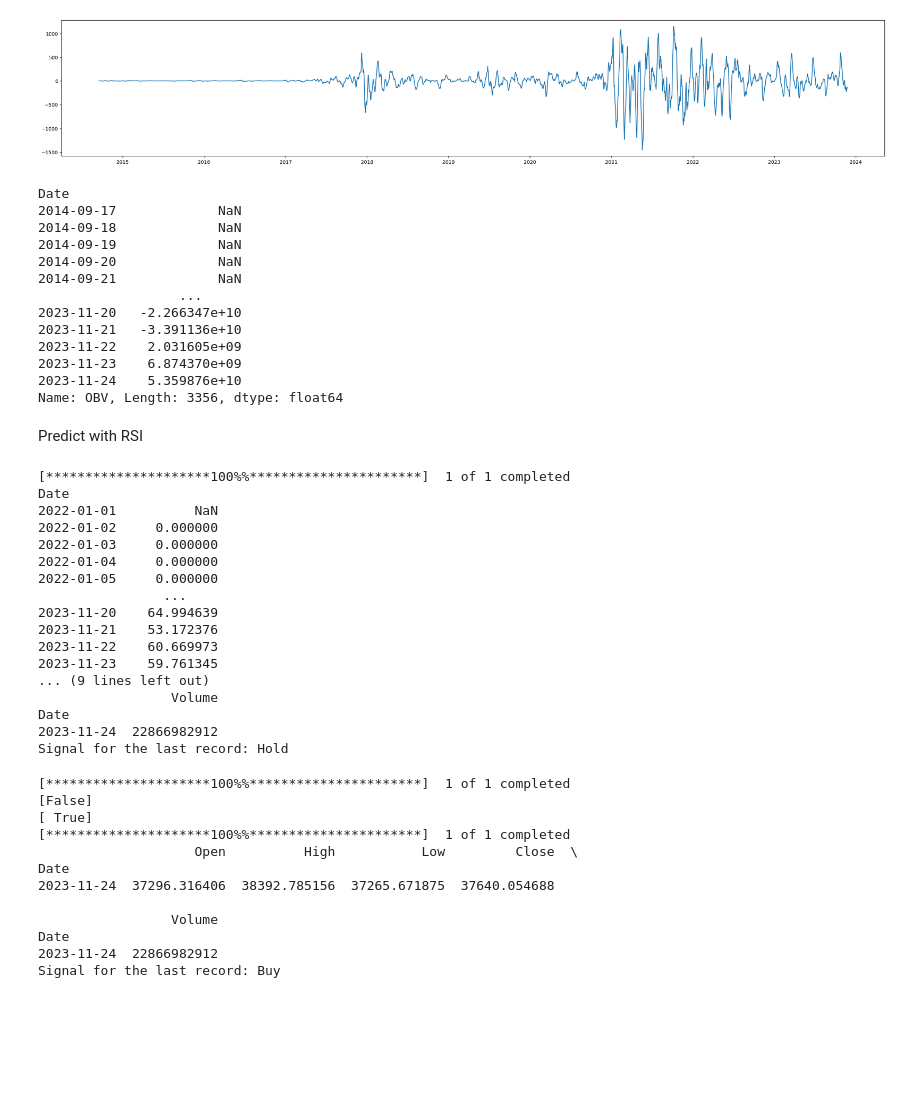
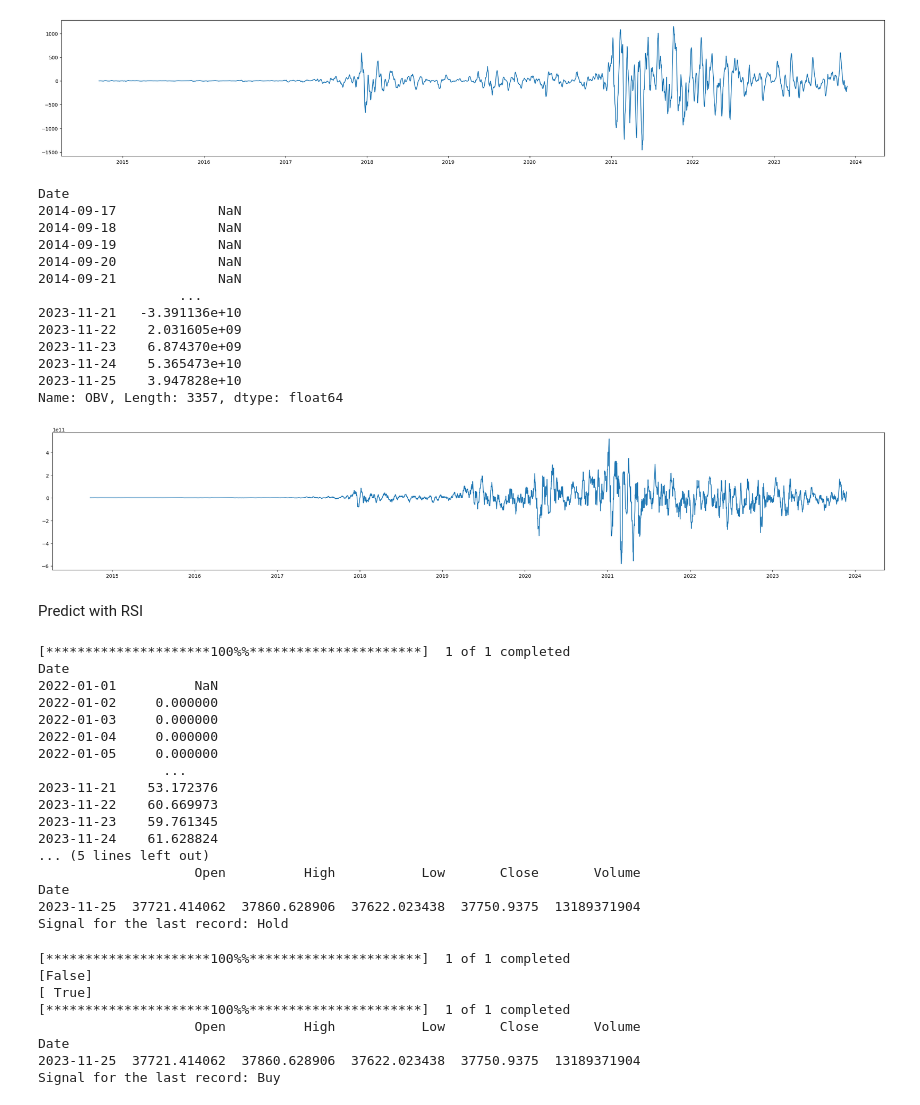
Before and after one commit to AlejandroDaneri/trabajo-profesional-fiuba, a Jupyter notebook: algo_lib/backtesting.ipynb, the cells around one changed output. Saved outputs shown, nothing was run; the diff lists cells and outputs as text; code cells hidden in the pictures; blank space fills up the shorter version.

Commit message:
added predictions to all indicatores

```diff
--- a/algo_lib/backtesting.ipynb
+++ b/algo_lib/backtesting.ipynb
@@ -100,8 +99,8 @@ macd.plot()
 # %%
 from indicators.obv import OBV
 
-obv = OBV()
-obv.calculate(data,10)
+obv = OBV(10,500,-500)
+obv.calculate(data)
 # %% [output]
 Date
 2014-09-17             NaN
@@ -110,9 +109,9 @@ Date
 2014-09-20             NaN
 2014-09-21             NaN
                   ...
-2023-11-20   -2.266347e+10
 2023-11-21   -3.391136e+10
 2023-11-22    2.031605e+09
 2023-11-23    6.874370e+09
-2023-11-24    5.359876e+10
-Name: OBV, Length: 3356, dtype: float64
+2023-11-24    5.365473e+10
+2023-11-25    3.947828e+10
+Name: OBV, Length: 3357, dtype: float64
@@ -121,8 +118,14 @@ Name: OBV, Length: 3356, dtype: float64
+# %%
+obv.plot()
+# %% [output]
+[figure, added]
 # %% [markdown]
 Predict with RSI
 # %%
+from indicators.rsi import RSI
+
 data = get_data(ticker, "2022-01-01")
-rsi = RSI()
+rsi = RSI(65,55,14)
 rsi.calculate(data)
 signals = rsi.calc_sell_signals()
 print(f"{signals[-1:]}")
@@ -131,7 +134,7 @@ print(f"{signals[-1:]}")
 data = get_data(ticker, "2022-01-01")
 historical_data_without_last = data.iloc[:-1]
 
-rsi = RSI()
+rsi = RSI(65,55,14)
 
 rsi_output = rsi.calculate(historical_data_without_last)
 
@@ -149,29 +152,30 @@ Date
 2022-01-04     0.000000
 2022-01-05     0.000000
                 ...
-2023-11-20    64.994639
 2023-11-21    53.172376
 2023-11-22    60.669973
 2023-11-23    59.761345
-... (9 lines left out)
-                 Volume
+2023-11-24    61.628824
+... (5 lines left out)
+                    Open          High           Low       Close       Volume
 Date
-2023-11-24  22866982912
+2023-11-25  37721.414062  37860.628906  37622.023438  37750.9375  13189371904
 Signal for the last record: Hold
 # %%
 from indicators.crossing import Crossing
 
 data = get_data(ticker, "2022-01-01")
-cross = Crossing()
+cross = Crossing(-0.01,0,20,60)
 cross.calculate(data)
 signals = cross.calc_sell_signals()
 print(f"{signals[-1:]}")
 signals = cross.calc_buy_signals()
 print(f"{signals[-1:]}")
+
 data = get_data(ticker, "2022-01-01")
 historical_data_without_last = data.iloc[:-1]
 
-cross = Crossing()
+cross = Crossing(-0.01,0,20,60)
 
 rsi_output = cross.calculate(historical_data_without_last)
 
@@ -185,11 +189,7 @@ print(f"Signal for the last record: {signal}")
 [False]
 [ True]
 [*********************100%%**********************]  1 of 1 completed
-                    Open          High           Low         Close  \
+                    Open          High           Low       Close       Volume
 Date
-2023-11-24  37296.316406  38392.785156  37265.671875  37640.054688
-
-                 Volume
-Date
-2023-11-24  22866982912
+2023-11-25  37721.414062  37860.628906  37622.023438  37750.9375  13189371904
 Signal for the last record: Buy
```
Also changed, not shown: parts of 4 cells of this notebook, 7 other files.
